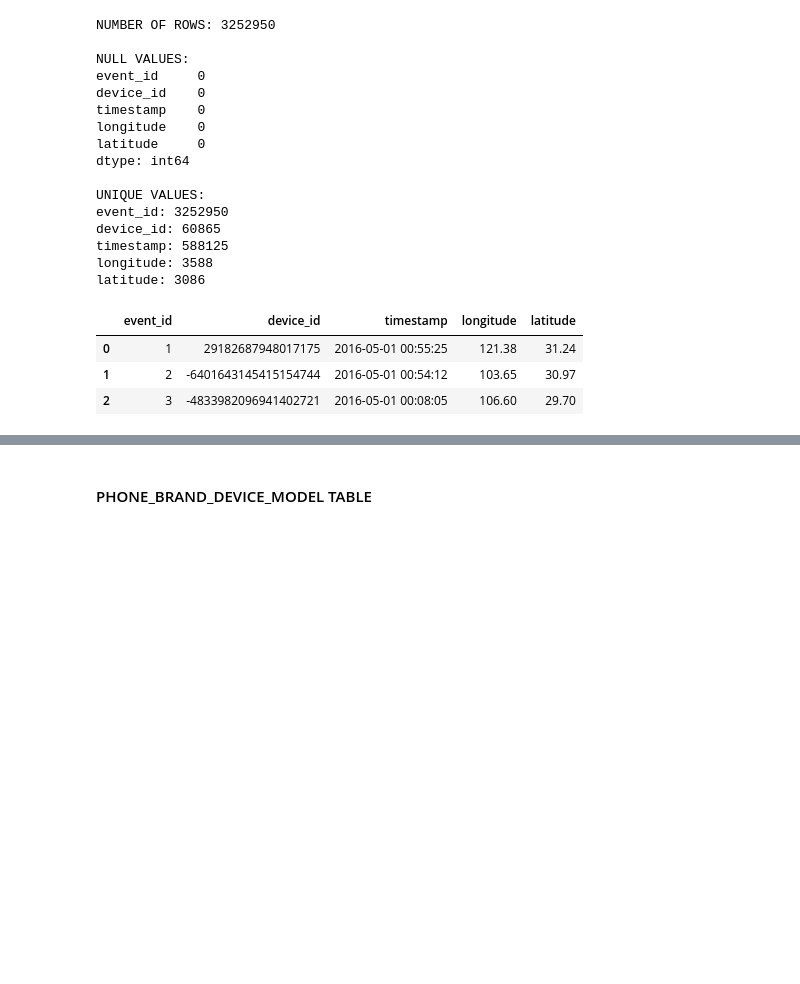
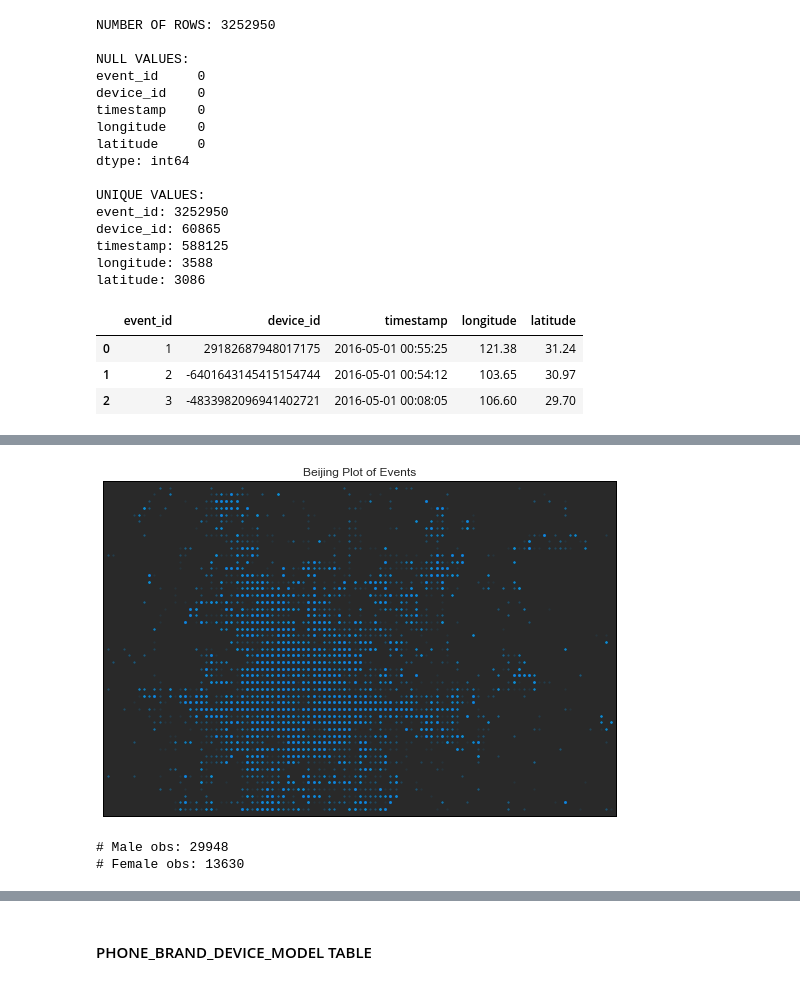
Before and after one commit to owichiencharoen/my_hw_repo, a Jupyter notebook: final-project/Owen's Final Project.ipynb, the cells around one changed output, grey strips where cells are left out. Saved outputs shown, nothing was run; the diff lists cells and outputs as text; code cells hidden in the pictures; blank space fills up the shorter version.

```diff
--- a/final-project/Owen's Final Project.ipynb
+++ b/final-project/Owen's Final Project.ipynb
@@ -107,0 +198,44 @@ latitude: 3086
+# %%
+# BEIJING PLOT of EVENTS
+
+long_min, long_max = 116, 117
+lat_min, lat_max = 39.75, 40.25
+beijing_frame = (raw_events["longitude"]>long_min) &\
+              (raw_events["longitude"]<long_max) &\
+              (raw_events["latitude"]>lat_min) &\
+              (raw_events["latitude"]<lat_max)
+df_events_beijing = raw_events[beijing_frame]
+plt.figure(3, figsize=(12,6))
+
+# Mercator of Beijing
+m3 = Basemap(projection='merc',
+             llcrnrlat=lat_min,
+             urcrnrlat=lat_max,
+             llcrnrlon=long_min,
+             urcrnrlon=long_max,
+             lat_ts=35,
+             resolution='c')
+m3.fillcontinents(color='#292929',lake_color='#000040')
+m3.drawmapboundary(fill_color='#000040')
+m3.drawcountries(linewidth=0.1, color="w")
+
+# Plot the data
+mxy = m3(df_events_beijing["longitude"].tolist(), df_events_beijing["latitude"].tolist())
+m3.scatter(mxy[0], mxy[1], s=5, c="#1292db", lw=0, alpha=0.1, zorder=5)
+
+plt.title("Beijing Plot of Events")
+plt.show()
+# %% [output]
+[figure, added]
+# %%
+# NOW PLOT BEIJING BY GENDER
+
+df_train = pd.merge(raw_gender_age_train, df_events_beijing, on="device_id", how="inner")
+
+df_m = df_train[df_train["gender"]=="M"]
+df_f = df_train[df_train["gender"]=="F"]
+print("# Male obs:", len(df_m))
+print("# Female obs:", len(df_f))
+# %% [output]
+# Male obs: 29948
+# Female obs: 13630
```
Also changed, not shown: parts of 10 cells of this notebook, 1 other file.
